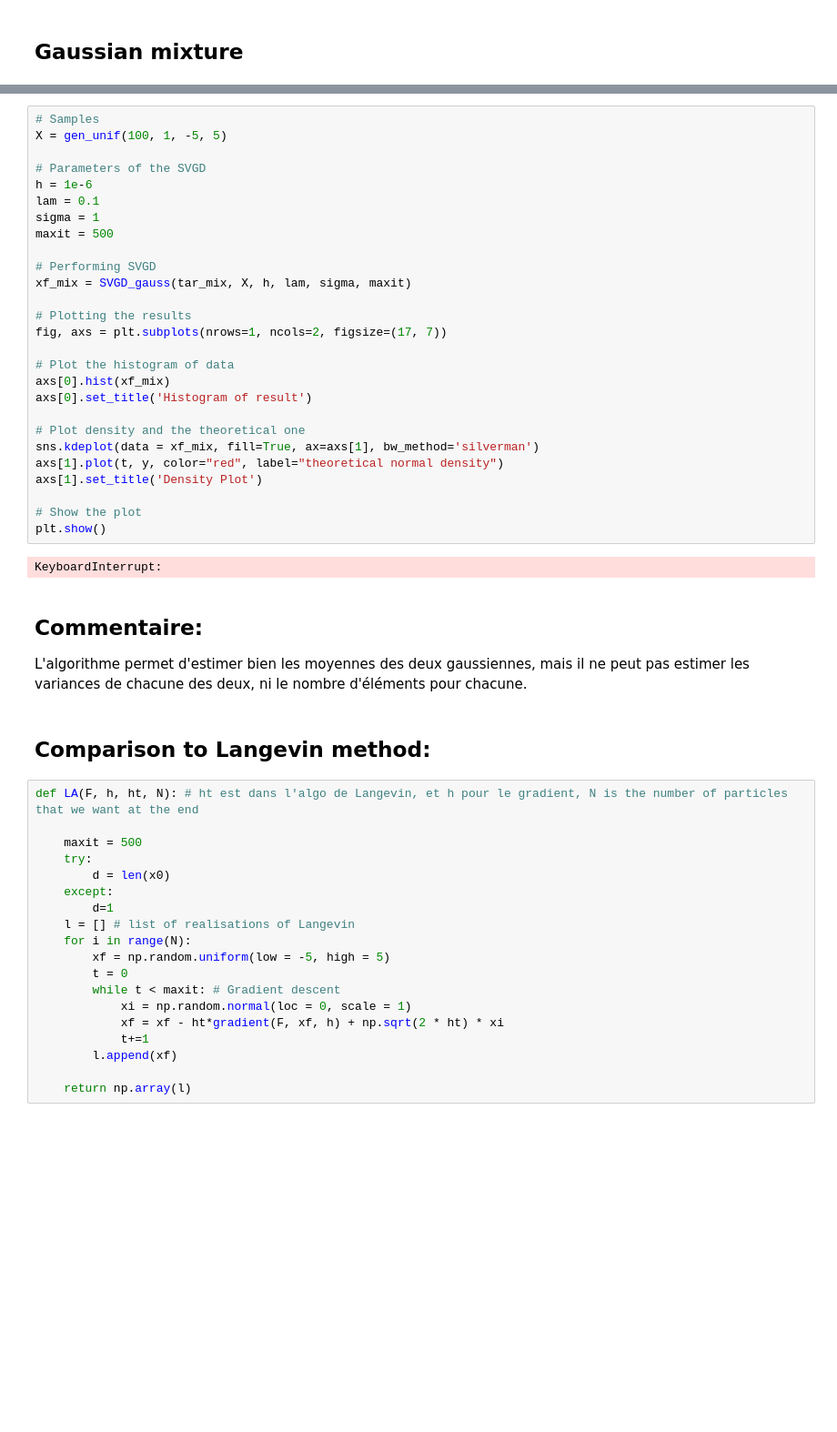
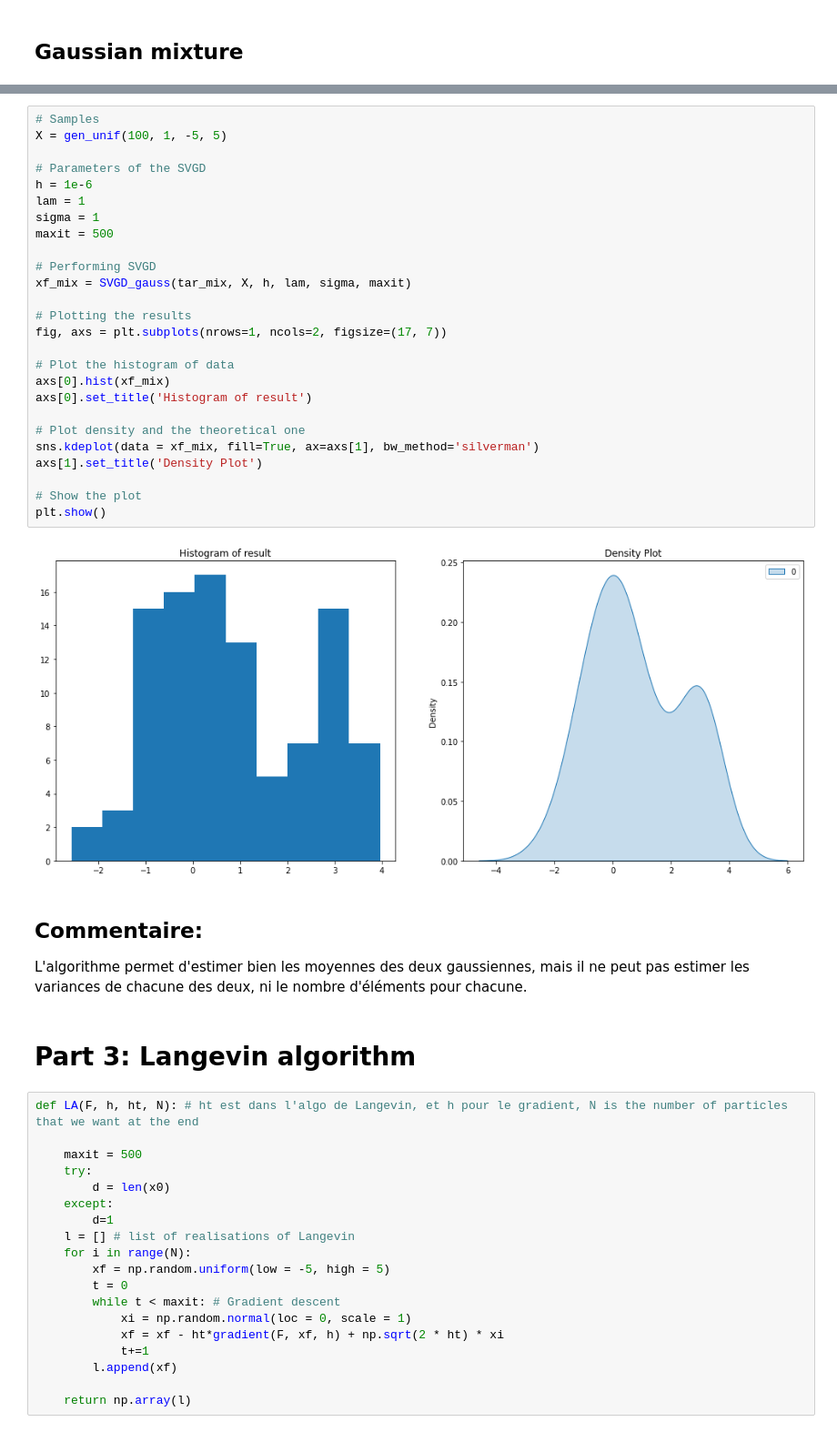
Before and after one commit to elfirdoussilab1/SVGD, a Jupyter notebook: Sampling_methods.ipynb, the cells around one changed output, grey strips where cells are left out. Shown: that part at 91% size. Drawn from its saved outputs; the diff is of its cells as text; blank space fills up the shorter version.

```diff
--- a/Sampling_methods.ipynb
+++ b/Sampling_methods.ipynb
@@ -589,38 +589,37 @@ def tar_mix(x):
 # %%
 # Samples
 X = gen_unif(100, 1, -5, 5)
 
 # Parameters of the SVGD
 h = 1e-6
-lam = 0.1
+lam = 1
 sigma = 1
 maxit = 500
 
 # Performing SVGD
 xf_mix = SVGD_gauss(tar_mix, X, h, lam, sigma, maxit)
 
 # Plotting the results
 fig, axs = plt.subplots(nrows=1, ncols=2, figsize=(17, 7))
 
 # Plot the histogram of data
 axs[0].hist(xf_mix)
 axs[0].set_title('Histogram of result')
 
 # Plot density and the theoretical one
 sns.kdeplot(data = xf_mix, fill=True, ax=axs[1], bw_method='silverman')
-axs[1].plot(t, y, color="red", label="theoretical normal density")
 axs[1].set_title('Density Plot')
 
 # Show the plot
 plt.show()
 # %% [output]
-KeyboardInterrupt:
+[figure, added]
 # %% [markdown]
 ## Commentaire:
 
 L'algorithme permet d'estimer bien les moyennes des deux gaussiennes, mais il ne peut pas estimer les variances de chacune des deux, ni le nombre d'éléments pour chacune.
-# %% [markdown]
-## Comparison to Langevin method:
+# %% [markdown]
+# Part 3: Langevin algorithm
 # %%
 def LA(F, h, ht, N): # ht est dans l'algo de Langevin, et h pour le gradient, N is the number of particles that we want at the end
 
```
Also changed, not shown: parts of 8 cells of this notebook.
